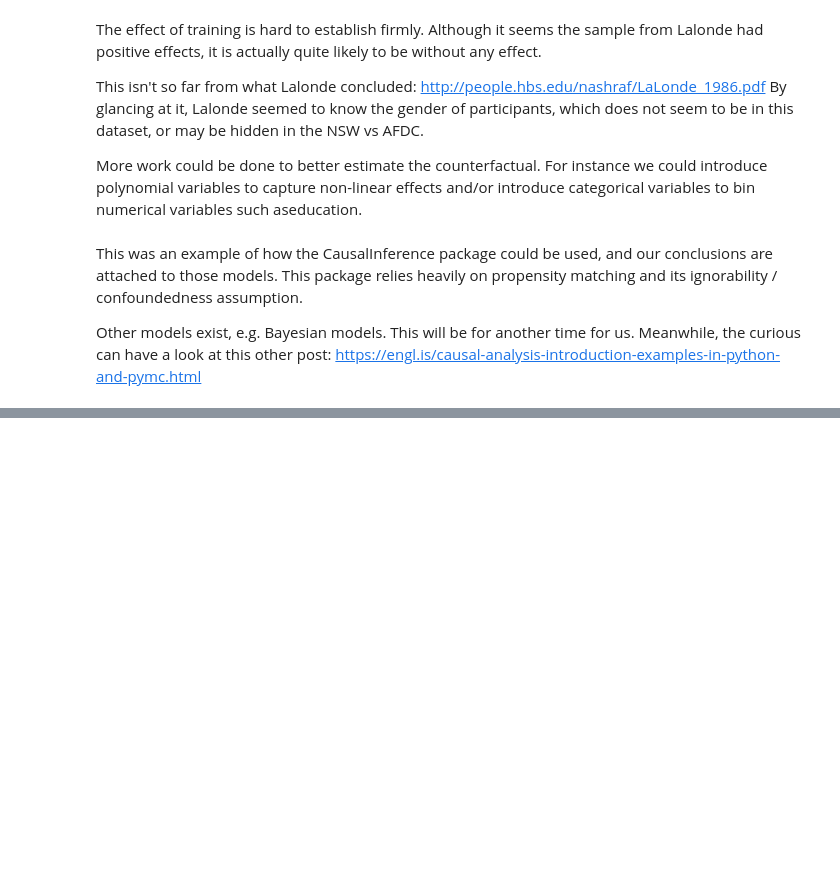
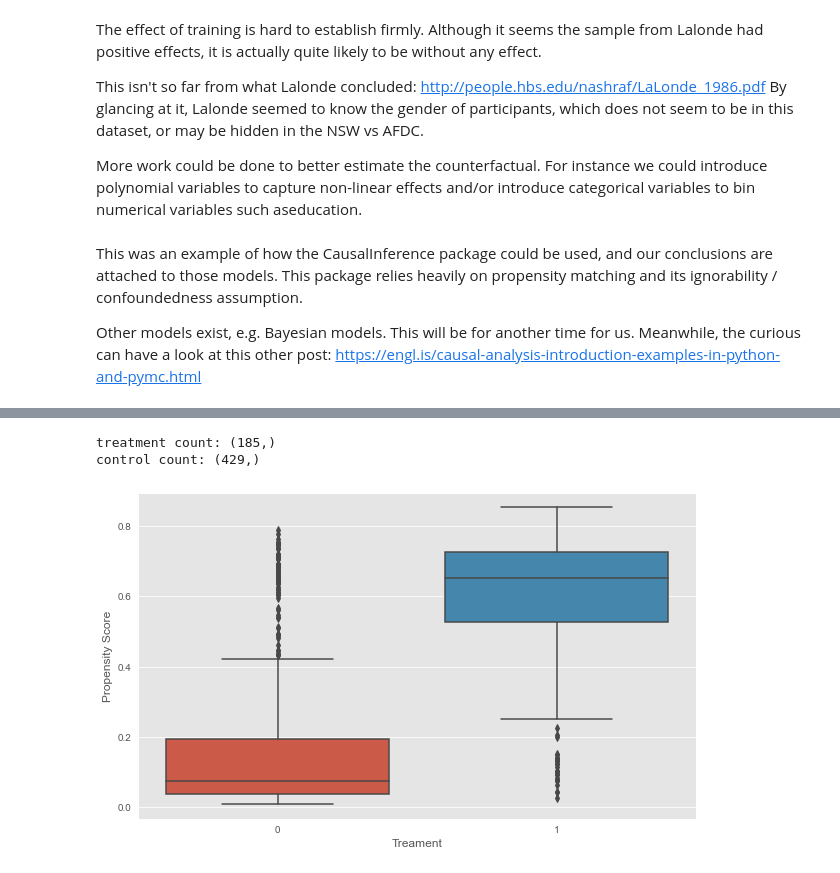
Before and after one commit to Asunafyc/big-data-econometrics, a Jupyter notebook: notebooks/Lalonde dataset - Causal Inference.ipynb, the cells around one changed output, grey strips where cells are left out. Saved outputs shown, nothing was run; the diff lists cells and outputs as text; code cells hidden in the pictures; blank space fills up the shorter version.

Commit message:
Updating Lalonde analysis

```diff
--- a/notebooks/Lalonde dataset - Causal Inference.ipynb
+++ b/notebooks/Lalonde dataset - Causal Inference.ipynb
@@ -16,7 +16,22 @@ import numpy as np
 import pandas as pd
 import matplotlib.pyplot as plt
 import seaborn as sns
+import statsmodels.formula.api as smf
+# Core
+import numpy as np
+import scipy
+import causalinference
+import statsmodels.api as sm
+import pylab
+
+
 %matplotlib inline
+sns.set_style('darkgrid')
+plt.style.use('ggplot')
+# Silent warnings
+import warnings
+warnings.filterwarnings("ignore")
+%matplotlib inline
 # %% [markdown]
 In this notebook we'll be using the tools provided by Laurence Wong in the Package *CausalInference*. Comments on what each function does come from the very good package documentation: http://laurence-wong.com/software/
 
@@ -437,0 +519,4 @@ Other models exist, e.g. Bayesian models. This will be for another time for us.
+# %%
+formula = 'treat ~ age + educ + black + hispan + married + nodegree + re74 + re75'
+glm_model = smf.glm(formula=formula, data=lalonde, family=sm.families.Binomial()).fit()
+glm_model.summary()
@@ -437,0 +544,34 @@ Other models exist, e.g. Bayesian models. This will be for another time for us.
+# %%
+pscore = glm_model.predict()
+# create seperate structure for data and target
+treatment = lalonde['treat']
+rev78 = lalonde['re78']
+cleaned_df = lalonde.drop(['treat', 're78'], axis=1)
+mask = lalonde['treat'] == 1
+lalonde_treat = lalonde[mask]
+lalonde_notreat = lalonde[~mask]
+# drop labeling (e.g NSW3) from the targets data
+targets = treatment.reset_index().drop('index', axis=1);
+X = cleaned_df.reset_index().drop('index', axis=1);
+# %%
+# we seperate the pscore based on it's
+# corresponding true label value
+mask = targets.squeeze() == 1
+pos_pscore = pscore[mask]
+neg_pscore = pscore[~mask]
+
+print('treatment count:', pos_pscore.shape)
+print('control count:', neg_pscore.shape)
+# %% [output]
+treatment count: (185,)
+control count: (429,)
+# %%
+boxplot_df = pd.DataFrame({'pscore': pscore, 'treat': targets.squeeze()})
+
+# plot boxplot
+plt.figure(figsize=(10, 6))
+sns.boxplot(x='treat', y='pscore', data=boxplot_df);
+plt.ylabel('Propensity Score');
+plt.xlabel('Treament');
+# %% [output]
+[figure, added]
```
Also changed, not shown: parts of 18 cells of this notebook.
